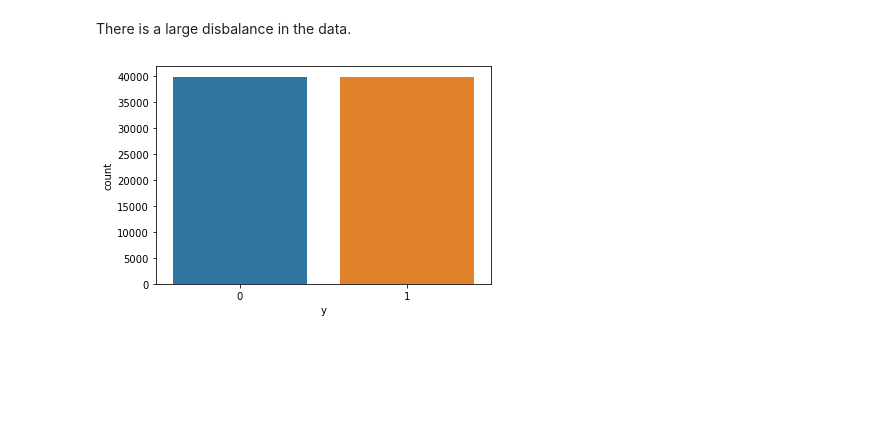
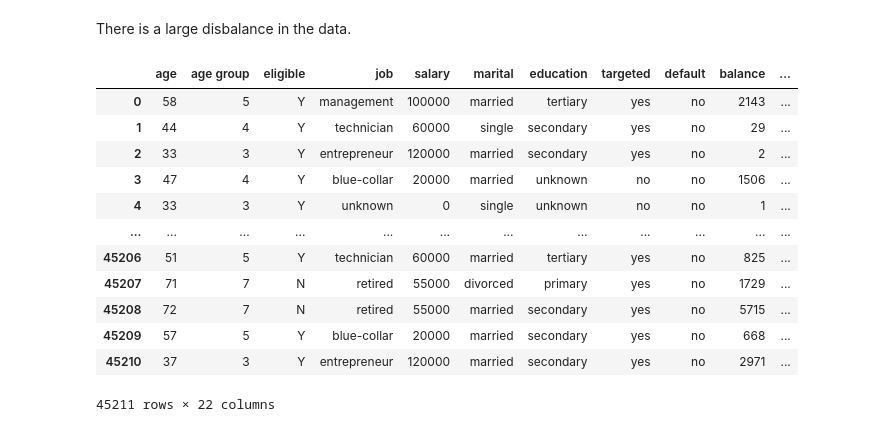
Before and after one commit to theRusa/Capstone-Project-I, a Jupyter notebook: EDA Bank Marketing.ipynb, the cells around one changed output. Drawn from its saved outputs; the diff is of its cells as text; code cells hidden in the pictures; blank space fills up the shorter version.

```diff
--- a/EDA Bank Marketing.ipynb
+++ b/EDA Bank Marketing.ipynb
@@ -243,3 +266,18 @@ plt.show()
 There is a large disbalance in the data.
 # %%
 df=main_database
+df
+# %% [output]
+|  | age | age group | eligible | job | salary | marital | education | targeted | default | balance | ... |
+| 0 | 58 | 5 | Y | management | 100000 | married | tertiary | yes | no | 2143 | ... |
+| 1 | 44 | 4 | Y | technician | 60000 | single | secondary | yes | no | 29 | ... |
+| 2 | 33 | 3 | Y | entrepreneur | 120000 | married | secondary | yes | no | 2 | ... |
+| 3 | 47 | 4 | Y | blue-collar | 20000 | married | unknown | no | no | 1506 | ... |
+| 4 | 33 | 3 | Y | unknown | 0 | single | unknown | no | no | 1 | ... |
+| ... | ... | ... | ... | ... | ... | ... | ... | ... | ... | ... | ... |
+| 45206 | 51 | 5 | Y | technician | 60000 | married | tertiary | yes | no | 825 | ... |
+| 45207 | 71 | 7 | N | retired | 55000 | divorced | primary | yes | no | 1729 | ... |
+| 45208 | 72 | 7 | N | retired | 55000 | married | secondary | yes | no | 5715 | ... |
+| 45209 | 57 | 5 | Y | blue-collar | 20000 | married | secondary | yes | no | 668 | ... |
+| 45210 | 37 | 3 | Y | entrepreneur | 120000 | married | secondary | yes | no | 2971 | ... |
+45211 rows × 22 columns
@@ -261,5 +283,0 @@ X = df.drop(['y'], axis=1)
-# %%
-sns.countplot(x='y',data=df)
-plt.show()
-# %% [output]
-[figure, removed]
```
Also changed, not shown: parts of 9 cells of this notebook.
